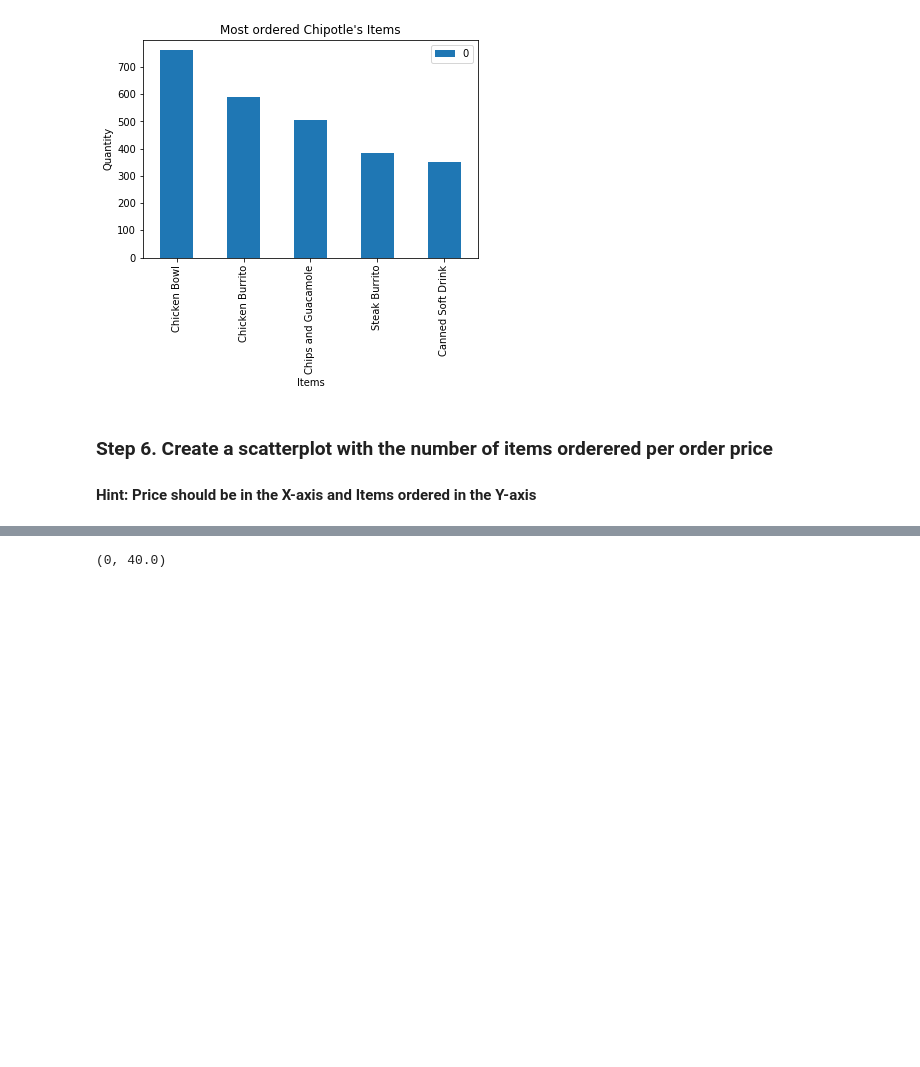
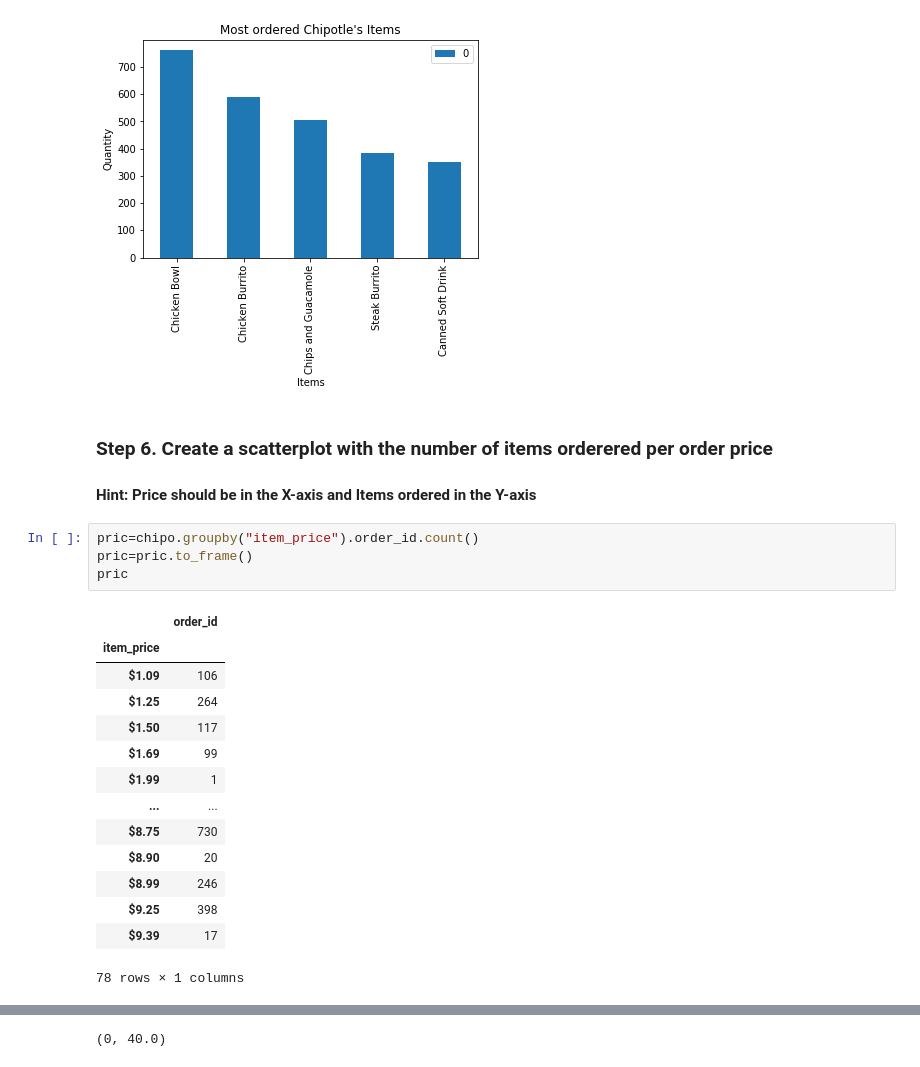
Before and after one commit to CristiDatas/DataScience, a Jupyter notebook: MIS_EJERCICIOS/Chipotle/07_Chipotle_Solutions.ipynb, the cells around one changed output, grey strips where cells are left out. Drawn from its saved outputs; the diff is of its cells as text; blank space fills up the shorter version.

```diff
--- a/MIS_EJERCICIOS/Chipotle/07_Chipotle_Solutions.ipynb
+++ b/MIS_EJERCICIOS/Chipotle/07_Chipotle_Solutions.ipynb
@@ -198,3 +198,22 @@ Quantities: [761 591 506 386 351]
 # %% [markdown]
 ### Step 6. Create a scatterplot with the number of items orderered per order price
 #### Hint: Price should be in the X-axis and Items ordered in the Y-axis
+# %%
+pric=chipo.groupby("item_price").order_id.count()
+pric=pric.to_frame()
+pric
+# %% [output]
+|  | order_id |
+| item_price |  |
+| $1.09 | 106 |
+| $1.25 | 264 |
+| $1.50 | 117 |
+| $1.69 | 99 |
+| $1.99 | 1 |
+| ... | ... |
+| $8.75 | 730 |
+| $8.90 | 20 |
+| $8.99 | 246 |
+| $9.25 | 398 |
+| $9.39 | 17 |
+78 rows × 1 columns
```
Also changed, not shown: parts of 7 cells of this notebook, 4 other files.
